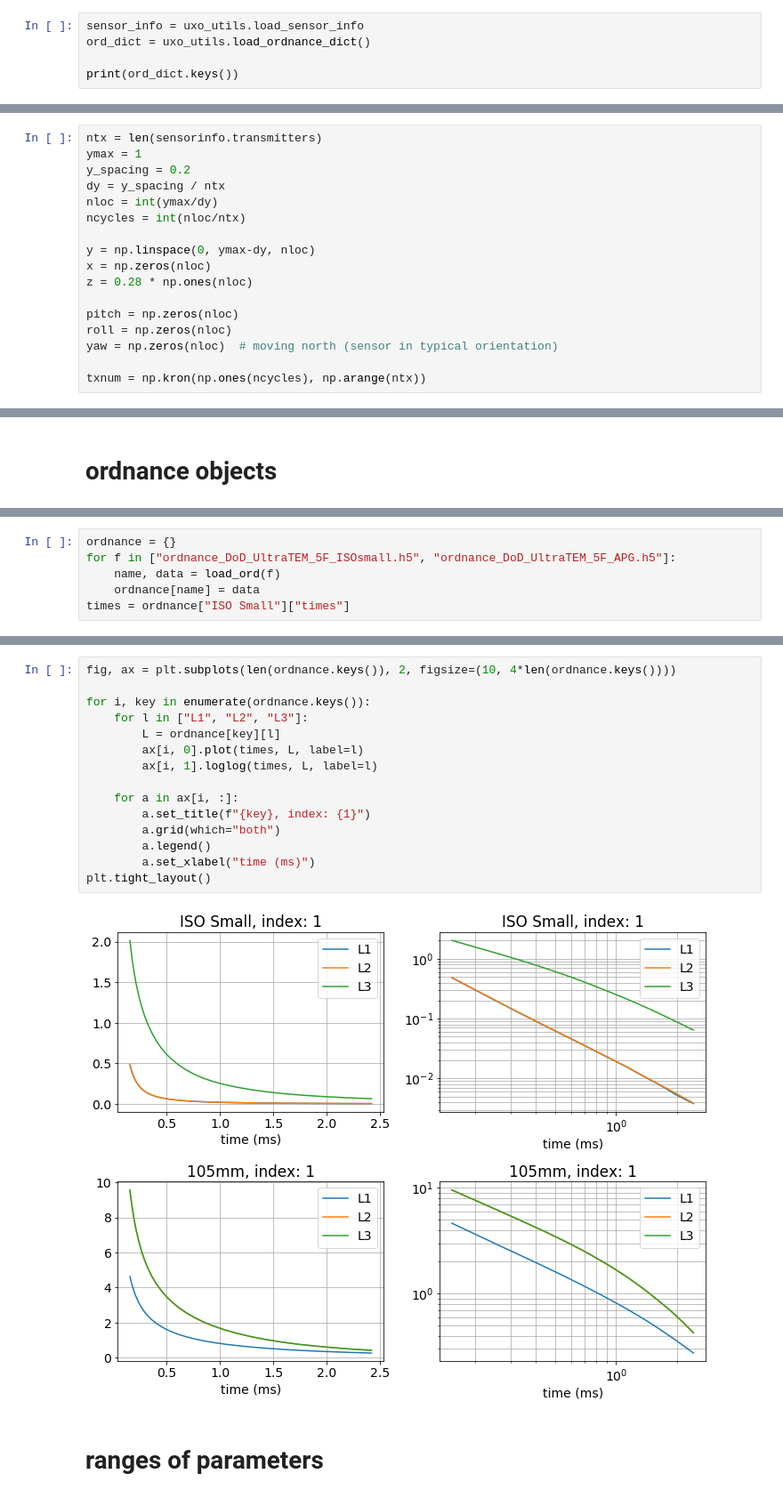
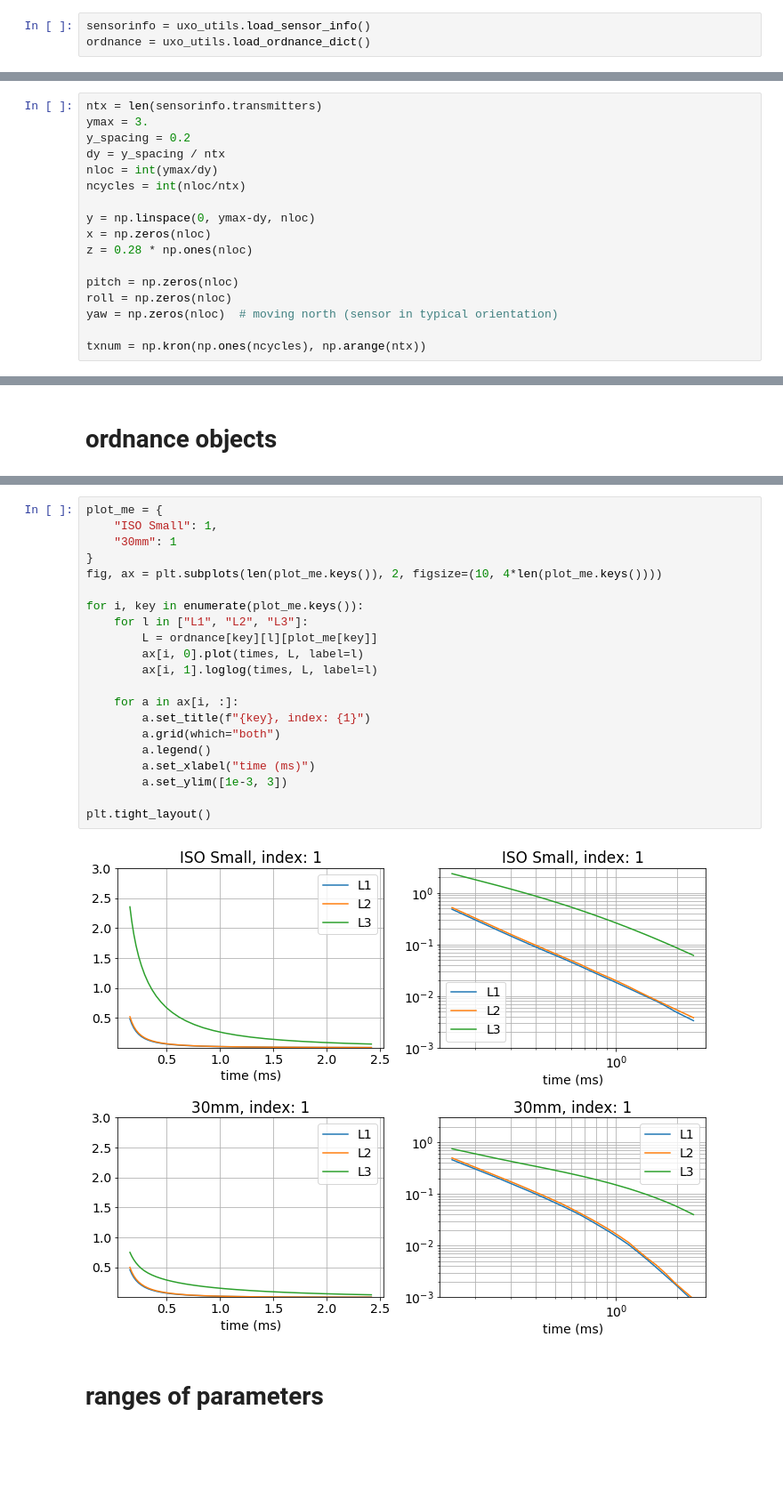
Before and after one commit to lheagy/uxo-notebooks, a Jupyter notebook: train-without-noise.ipynb, the cells around one changed output, grey strips where cells are left out. Shown at 89% size. Drawn from its saved outputs; the diff is of its cells as text; blank space fills up the shorter version.

```diff
--- a/train-without-noise.ipynb
+++ b/train-without-noise.ipynb
@@ -28,7 +25,5 @@ rcParams['font.size'] = 14
 # %% [markdown]
 ## load sensor info and ordnance data
 # %%
-sensor_info = uxo_utils.load_sensor_info
-ord_dict = uxo_utils.load_ordnance_dict()
-
-print(ord_dict.keys())
+sensorinfo = uxo_utils.load_sensor_info()
+ordnance = uxo_utils.load_ordnance_dict()
@@ -44,7 +37,7 @@ b'Small ISO80'
 - y is inline
 # %%
 ntx = len(sensorinfo.transmitters)
-ymax = 1
+ymax = 3.
 y_spacing = 0.2
 dy = y_spacing / ntx
 nloc = int(ymax/dy)
@@ -120,6 +80,0 @@ def load_ord(filename="ordnance_DoD_UltraTEM_5F_ISOsmall.h5", ordi=1):
-# %%
-ordnance = {}
-for f in ["ordnance_DoD_UltraTEM_5F_ISOsmall.h5", "ordnance_DoD_UltraTEM_5F_APG.h5"]:
-    name, data = load_ord(f)
-    ordnance[name] = data
-times = ordnance["ISO Small"]["times"]
@@ -126,20 +83,26 @@ times = ordnance["ISO Small"]["times"]
 # %%
-fig, ax = plt.subplots(len(ordnance.keys()), 2, figsize=(10, 4*len(ordnance.keys())))
+plot_me = {
+    "ISO Small": 1,
+    "30mm": 1
+}
+fig, ax = plt.subplots(len(plot_me.keys()), 2, figsize=(10, 4*len(plot_me.keys())))
 
-for i, key in enumerate(ordnance.keys()):
+for i, key in enumerate(plot_me.keys()):
     for l in ["L1", "L2", "L3"]:
-        L = ordnance[key][l]
+        L = ordnance[key][l][plot_me[key]]
         ax[i, 0].plot(times, L, label=l)
         ax[i, 1].loglog(times, L, label=l)
 
     for a in ax[i, :]:
         a.set_title(f"{key}, index: {1}")
         a.grid(which="both")
         a.legend()
         a.set_xlabel("time (ms)")
+        a.set_ylim([1e-3, 3])
+
 plt.tight_layout()
 # %% [output]
-[figure, old version]
+[figure, new version]
 # %% [markdown]
 # ranges of parameters
 # %%
```
Also changed, not shown: parts of 72 cells of this notebook, 8 other files.
